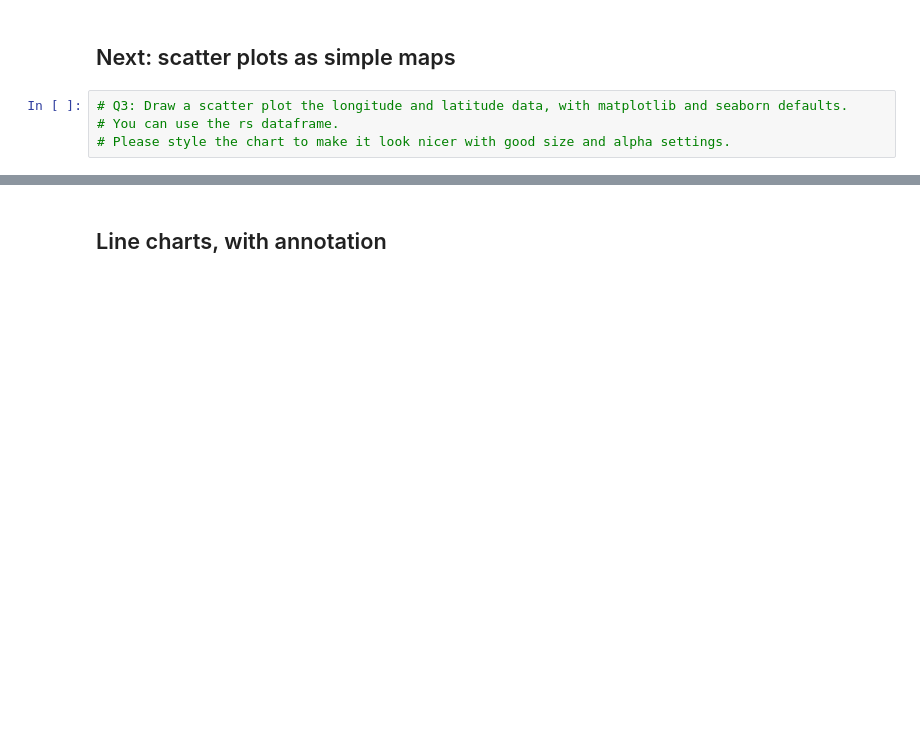
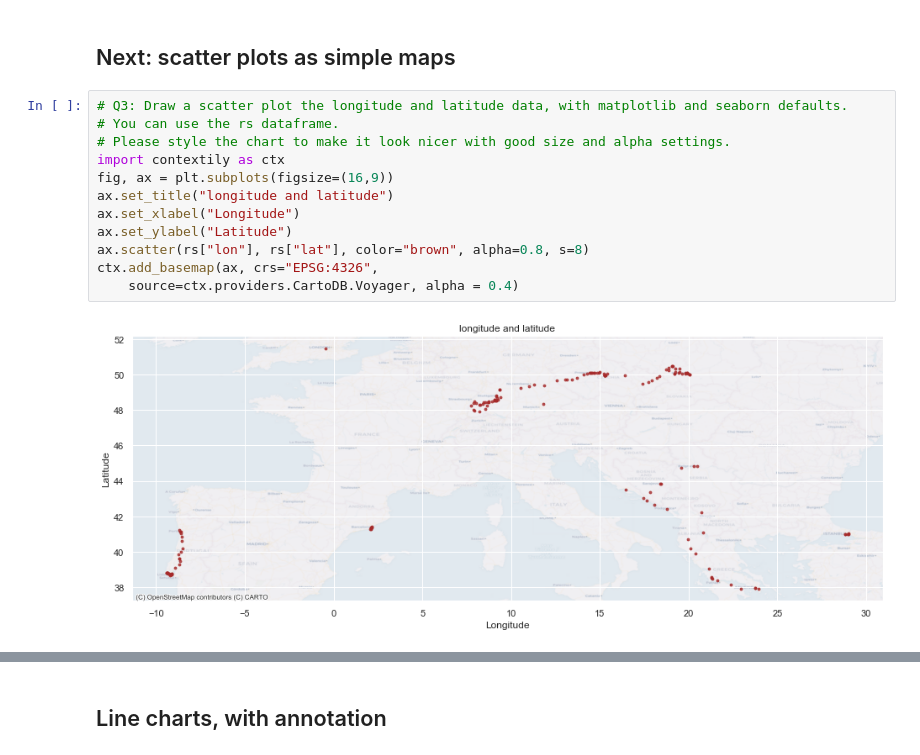
Before and after one commit to qszhao/PTUA2023, a Jupyter notebook: Lab06/Yang_Lab06_Visualization.ipynb, the cells around one changed output, grey strips where cells are left out. Cells and saved outputs as stored; diff of their text form; blank space fills up the shorter version.

```diff
--- a/Lab06/Yang_Lab06_Visualization.ipynb
+++ b/Lab06/Yang_Lab06_Visualization.ipynb
@@ -114,4 +96,14 @@ for i in ax.get_xticklabels():
 # %%
 # Q3: Draw a scatter plot the longitude and latitude data, with matplotlib and seaborn defaults.
 # You can use the rs dataframe.
 # Please style the chart to make it look nicer with good size and alpha settings.
+import contextily as ctx
+fig, ax = plt.subplots(figsize=(16,9))
+ax.set_title("longitude and latitude")
+ax.set_xlabel("Longitude")
+ax.set_ylabel("Latitude")
+ax.scatter(rs["lon"], rs["lat"], color="brown", alpha=0.8, s=8)
+ctx.add_basemap(ax, crs="EPSG:4326",
+    source=ctx.providers.CartoDB.Voyager, alpha = 0.4)
+# %% [output]
+[figure, added]
```
Also changed, not shown: parts of 10 cells of this notebook.
